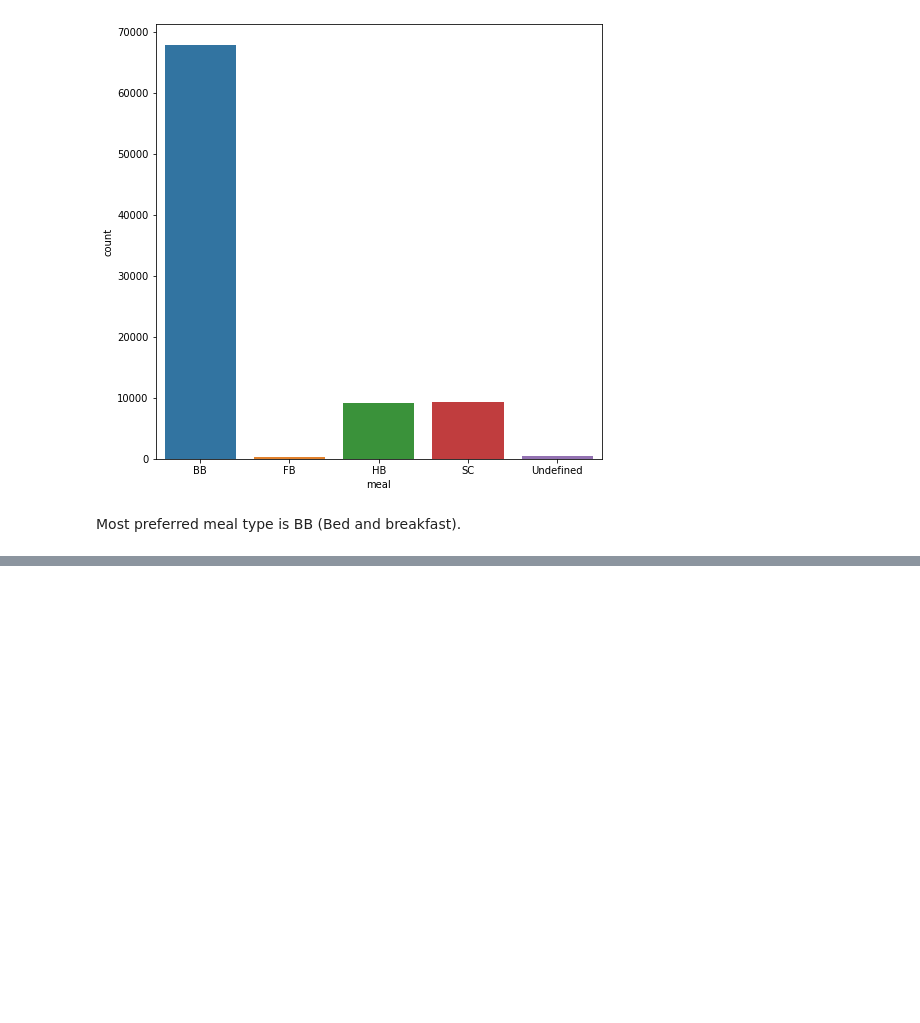
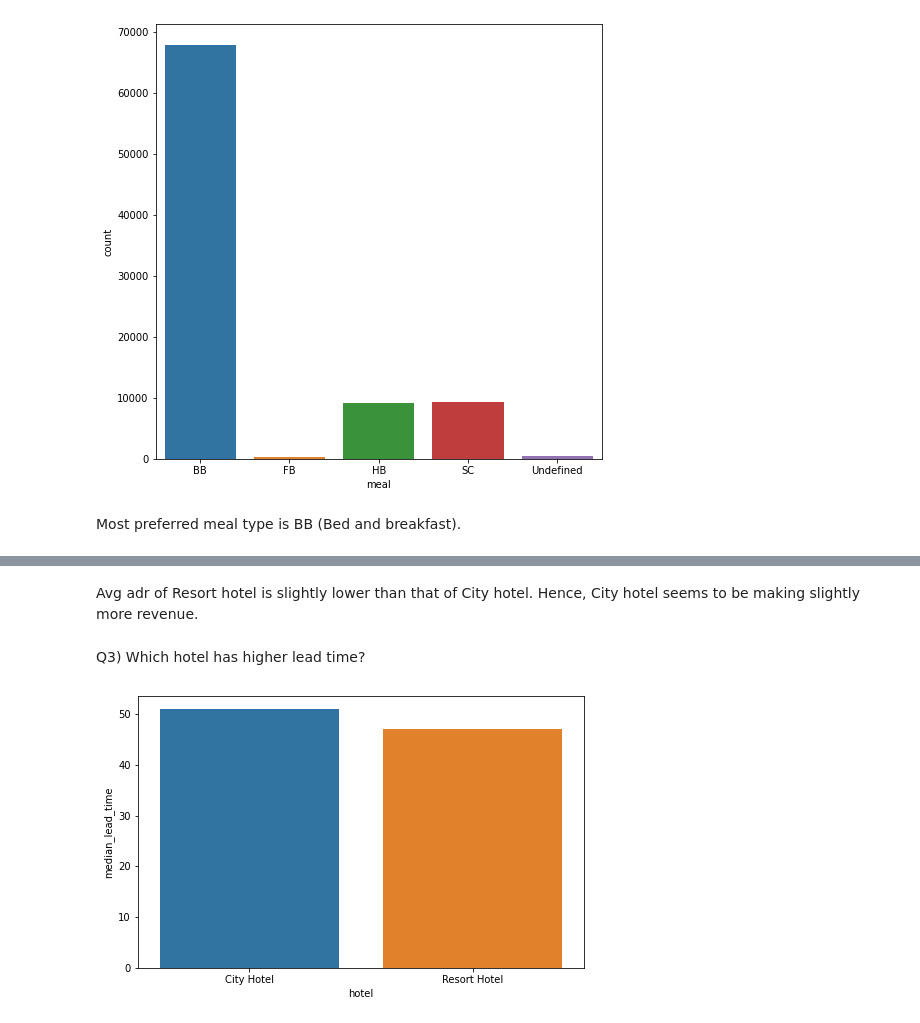
Before and after one commit to Ranjitkumarmuduli/Hotel-Booking-Analysis, a Jupyter notebook: Copy_of_Hotel_Booking_Analysis_Capstone_Project.ipynb, the cells around one changed output, grey strips where cells are left out. Drawn from its saved outputs; the diff is of its cells as text; code cells hidden in the pictures; blank space fills up the shorter version.

```diff
--- a/Copy_of_Hotel_Booking_Analysis_Capstone_Project.ipynb
+++ b/Copy_of_Hotel_Booking_Analysis_Capstone_Project.ipynb
@@ -370,0 +394,11 @@ Most preferred meal type is BB (Bed and breakfast).
+# %% [markdown]
+Avg adr of Resort hotel is slightly lower than that of City hotel. Hence, City hotel seems to be making slightly more revenue.
+# %% [markdown]
+Q3) Which hotel has higher lead time?
+# %%
+d3 = grouped_by_hotel['lead_time'].median().reset_index().rename(columns = {'lead_time':'median_lead_time'})
+plt.figure(figsize = (8,5))
+sns.barplot(x = d3['hotel'], y = d3['median_lead_time'] )
+plt.show()
+# %% [output]
+[figure, added]
```
Also changed, not shown: parts of 41 cells of this notebook.
